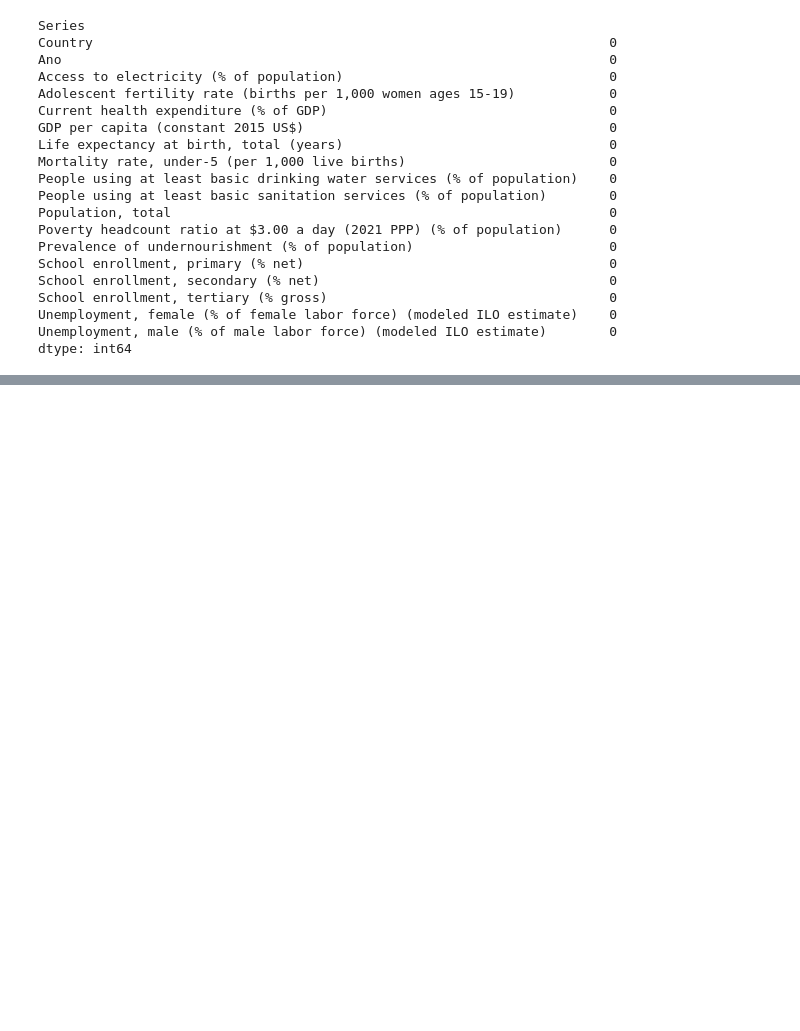
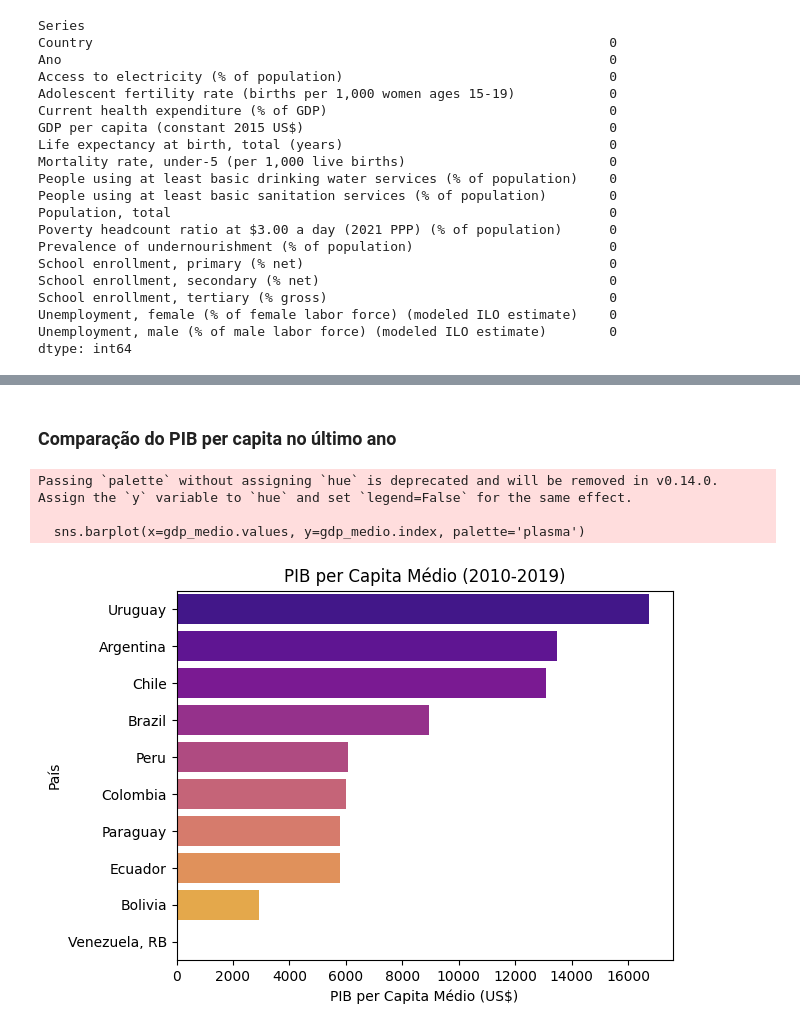
Before and after one commit to Masriaa/Ciencia-dos-Dados, a Jupyter notebook: notebooks/banco-mundial.ipynb, the cells around one changed output, grey strips where cells are left out. Drawn from its saved outputs; the diff is of its cells as text; code cells hidden in the pictures; blank space fills up the shorter version.

```diff
--- a/notebooks/banco-mundial.ipynb
+++ b/notebooks/banco-mundial.ipynb
@@ -292,0 +344,20 @@ dtype: int64
+# %% [markdown]
+### Comparação do PIB per capita no último ano
+# %%
+plt.title('PIB per Capita Médio (2010-2019)')
+
+# Filtra os dados para a década de 2010
+df_2010s = df_data[df_data['Decada'] == 2010]
+
+# Calcula a média por país
+gdp_medio = df_2010s.groupby('Country')['GDP per capita (constant 2015 US$)'].mean().sort_values(ascending=False)
+
+sns.barplot(x=gdp_medio.values, y=gdp_medio.index, palette='plasma')
+plt.xlabel('PIB per Capita Médio (US$)')
+plt.ylabel('País')
+plt.show()
+# %% [output]
+Passing `palette` without assigning `hue` is deprecated and will be removed in v0.14.0. Assign the `y` variable to `hue` and set `legend=False` for the same effect.
+
+  sns.barplot(x=gdp_medio.values, y=gdp_medio.index, palette='plasma')
+[figure, added]
```
Also changed, not shown: parts of 8 cells of this notebook.
